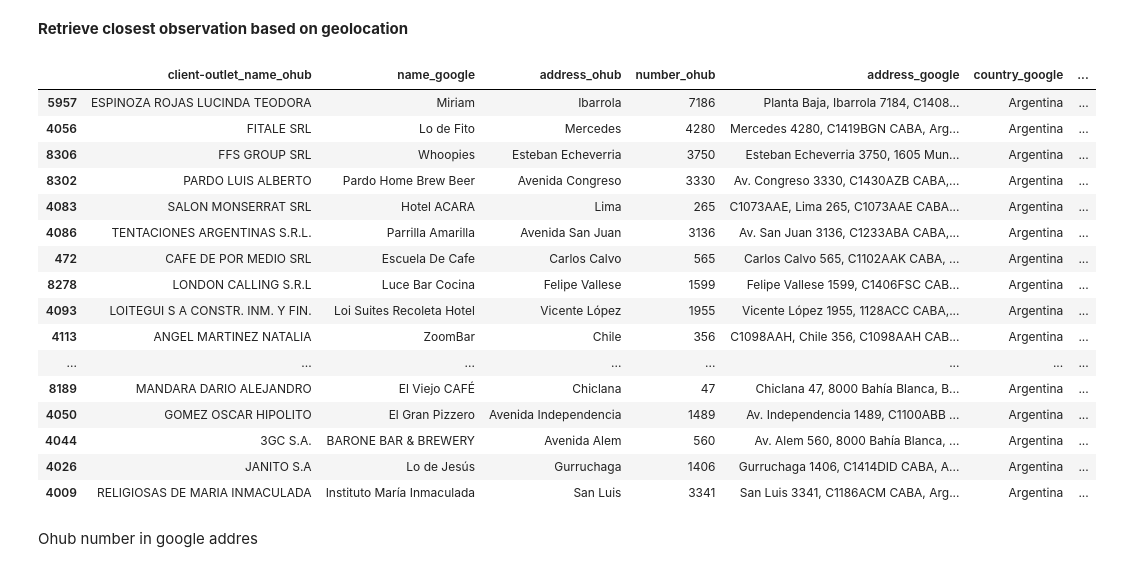
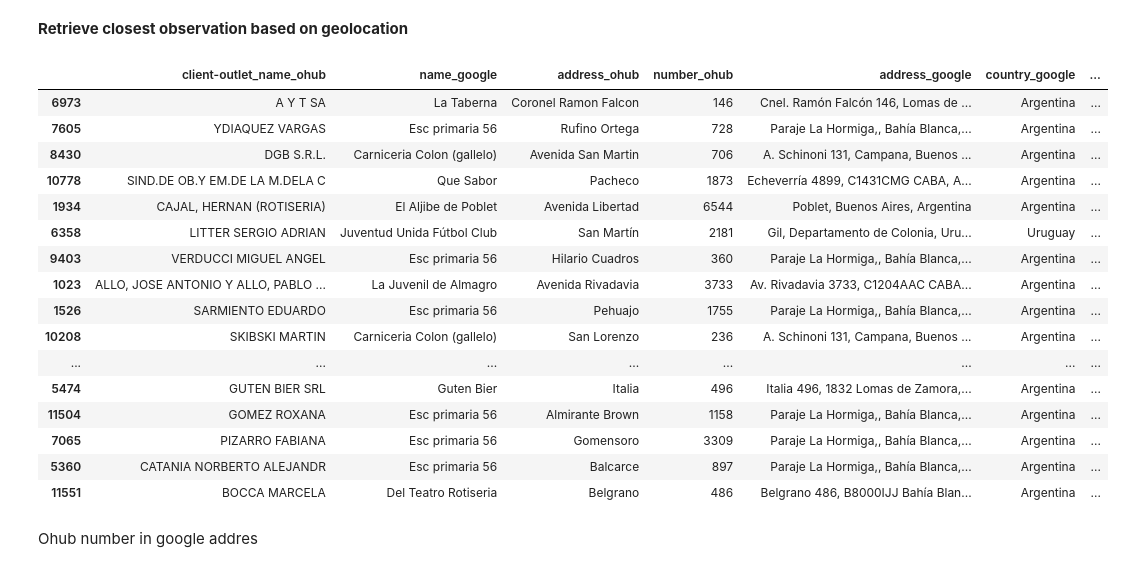
Before and after one commit to kishorem-mf/spark-jobs, a Jupyter notebook: notebooks/ouniverse-geolocation-matching.ipynb, the cells around one changed output. Cells and saved outputs as stored; diff of their text form; code cells hidden in the pictures.

```diff
--- a/notebooks/ouniverse-geolocation-matching.ipynb
+++ b/notebooks/ouniverse-geolocation-matching.ipynb
@@ -121,25 +121,25 @@ opr_matches = opr_geo.apply(match_geolocations, axis=1)
 opr_matches.number_ohub = opr_matches.number_ohub.fillna(-1).astype(int).astype(str)
 # %%
 opr_matches = opr_matches[['client-outlet_name_ohub', 'name_google', 'address_ohub', 'number_ohub', 'address_google', 'country_google', 'lat_ohub', 'lat_google', 'lng_ohub', 'lng_google', 'diff_meters']].sort_values('diff_meters')
-opr_matches.head(20)
+opr_matches.sample(20)
 # %% [output]
 |  | client-outlet_name_ohub | name_google | address_ohub | number_ohub | address_google | country_google | ... |
-| 5957 | ESPINOZA ROJAS LUCINDA TEODORA | Miriam | Ibarrola | 7186 | Planta Baja, Ibarrola 7184, C1408... | Argentina | ... |
-| 4056 | FITALE SRL | Lo de Fito | Mercedes | 4280 | Mercedes 4280, C1419BGN CABA, Arg... | Argentina | ... |
-| 8306 | FFS GROUP SRL | Whoopies | Esteban Echeverria | 3750 | Esteban Echeverria 3750, 1605 Mun... | Argentina | ... |
-| 8302 | PARDO LUIS ALBERTO | Pardo Home Brew Beer | Avenida Congreso | 3330 | Av. Congreso 3330, C1430AZB CABA,... | Argentina | ... |
-| 4083 | SALON MONSERRAT SRL | Hotel ACARA | Lima | 265 | C1073AAE, Lima 265, C1073AAE CABA... | Argentina | ... |
-| 4086 | TENTACIONES ARGENTINAS S.R.L. | Parrilla Amarilla | Avenida San Juan | 3136 | Av. San Juan 3136, C1233ABA CABA,... | Argentina | ... |
-| 472 | CAFE DE POR MEDIO SRL | Escuela De Cafe | Carlos Calvo | 565 | Carlos Calvo 565, C1102AAK CABA, ... | Argentina | ... |
-| 8278 | LONDON CALLING S.R.L | Luce Bar Cocina | Felipe Vallese | 1599 | Felipe Vallese 1599, C1406FSC CAB... | Argentina | ... |
-| 4093 | LOITEGUI S A CONSTR. INM. Y FIN. | Loi Suites Recoleta Hotel | Vicente López | 1955 | Vicente López 1955, 1128ACC CABA,... | Argentina | ... |
-| 4113 | ANGEL MARTINEZ NATALIA | ZoomBar | Chile | 356 | C1098AAH, Chile 356, C1098AAH CAB... | Argentina | ... |
+| 6973 | A Y T SA | La Taberna | Coronel Ramon Falcon | 146 | Cnel. Ramón Falcón 146, Lomas de ... | Argentina | ... |
+| 7605 | YDIAQUEZ VARGAS | Esc primaria 56 | Rufino Ortega | 728 | Paraje La Hormiga,, Bahía Blanca,... | Argentina | ... |
+| 8430 | DGB S.R.L. | Carniceria Colon (gallelo) | Avenida San Martin | 706 | A. Schinoni 131, Campana, Buenos ... | Argentina | ... |
+| 10778 | SIND.DE OB.Y EM.DE LA M.DELA C | Que Sabor | Pacheco | 1873 | Echeverría 4899, C1431CMG CABA, A... | Argentina | ... |
+| 1934 | CAJAL, HERNAN (ROTISERIA) | El Aljibe de Poblet | Avenida Libertad | 6544 | Poblet, Buenos Aires, Argentina | Argentina | ... |
+| 6358 | LITTER SERGIO ADRIAN | Juventud Unida Fútbol Club | San Martín | 2181 | Gil, Departamento de Colonia, Uru... | Uruguay | ... |
+| 9403 | VERDUCCI MIGUEL ANGEL | Esc primaria 56 | Hilario Cuadros | 360 | Paraje La Hormiga,, Bahía Blanca,... | Argentina | ... |
+| 1023 | ALLO, JOSE ANTONIO Y ALLO, PABLO ... | La Juvenil de Almagro | Avenida Rivadavia | 3733 | Av. Rivadavia 3733, C1204AAC CABA... | Argentina | ... |
+| 1526 | SARMIENTO EDUARDO | Esc primaria 56 | Pehuajo | 1755 | Paraje La Hormiga,, Bahía Blanca,... | Argentina | ... |
+| 10208 | SKIBSKI MARTIN | Carniceria Colon (gallelo) | San Lorenzo | 236 | A. Schinoni 131, Campana, Buenos ... | Argentina | ... |
 | ... | ... | ... | ... | ... | ... | ... | ... |
-| 8189 | MANDARA DARIO ALEJANDRO | El Viejo CAFÉ | Chiclana | 47 | Chiclana 47, 8000 Bahía Blanca, B... | Argentina | ... |
-| 4050 | GOMEZ OSCAR HIPOLITO | El Gran Pizzero | Avenida Independencia | 1489 | Av. Independencia 1489, C1100ABB ... | Argentina | ... |
-| 4044 | 3GC S.A. | BARONE BAR & BREWERY | Avenida Alem | 560 | Av. Alem 560, 8000 Bahía Blanca, ... | Argentina | ... |
-| 4026 | JANITO S.A | Lo de Jesús | Gurruchaga | 1406 | Gurruchaga 1406, C1414DID CABA, A... | Argentina | ... |
-| 4009 | RELIGIOSAS DE MARIA INMACULADA | Instituto María Inmaculada | San Luis | 3341 | San Luis 3341, C1186ACM CABA, Arg... | Argentina | ... |
+| 5474 | GUTEN BIER SRL | Guten Bier | Italia | 496 | Italia 496, 1832 Lomas de Zamora,... | Argentina | ... |
+| 11504 | GOMEZ ROXANA | Esc primaria 56 | Almirante Brown | 1158 | Paraje La Hormiga,, Bahía Blanca,... | Argentina | ... |
+| 7065 | PIZARRO FABIANA | Esc primaria 56 | Gomensoro | 3309 | Paraje La Hormiga,, Bahía Blanca,... | Argentina | ... |
+| 5360 | CATANIA NORBERTO ALEJANDR | Esc primaria 56 | Balcarce | 897 | Paraje La Hormiga,, Bahía Blanca,... | Argentina | ... |
+| 11551 | BOCCA MARCELA | Del Teatro Rotiseria | Belgrano | 486 | Belgrano 486, B8000IJJ Bahía Blan... | Argentina | ... |
 # %% [markdown]
 Ohub number in google addres
 # %%
```
Also changed, not shown: parts of 6 cells of this notebook.
